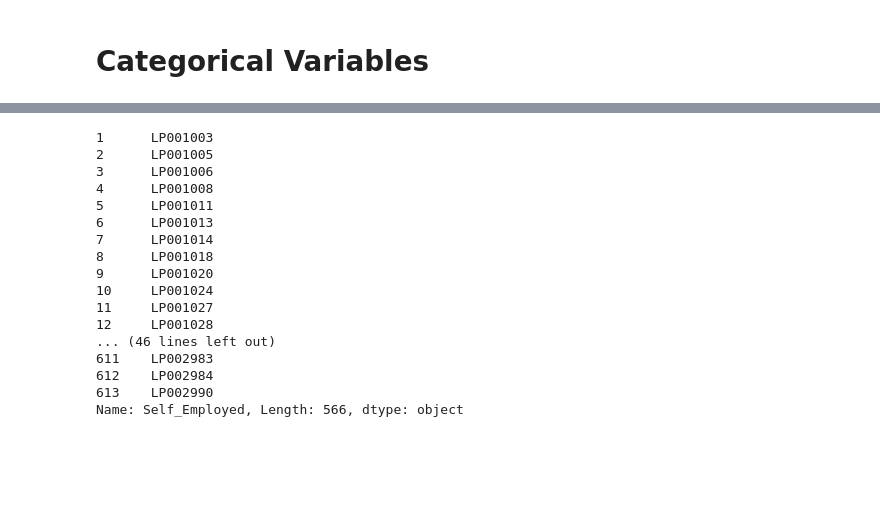
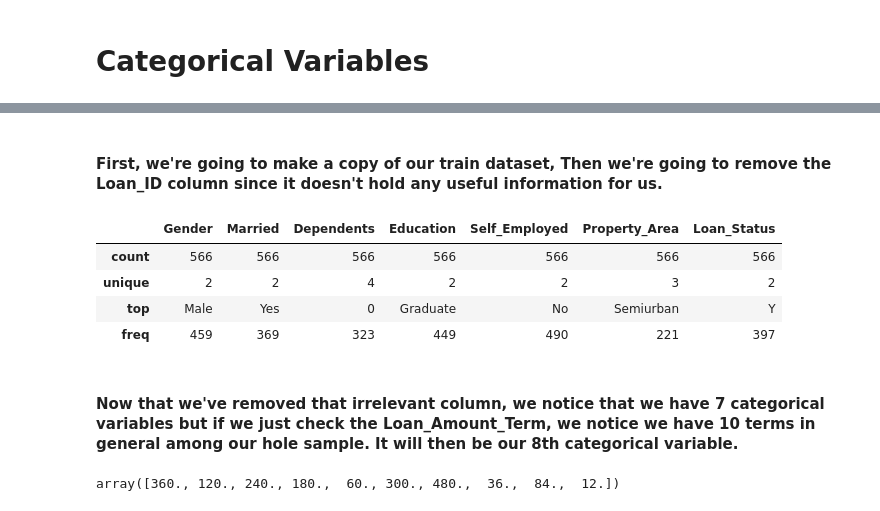
Before and after one commit to AmineHosni/Loan-Prediction-III, a Jupyter notebook: Untitled1.ipynb, the cells around one changed output, grey strips where cells are left out. Cells and saved outputs as stored; diff of their text form; code cells hidden in the pictures; blank space fills up the shorter version.

Commit message:
Variables Encoding

```diff
--- a/Untitled1.ipynb
+++ b/Untitled1.ipynb
@@ -432,21 +433,19 @@ train.select_dtypes(include=['object']).describe()
 | freq | 1 | 459 | 369 | 323 | 449 | 490 | 221 | 397 |
-# %%
-train['Self_Employed']
-# %% [output]
-1      LP001003
-2      LP001005
-3      LP001006
-4      LP001008
-5      LP001011
-6      LP001013
-7      LP001014
-8      LP001018
-9      LP001020
-10     LP001024
-11     LP001027
-12     LP001028
-... (46 lines left out)
-611    LP002983
-612    LP002984
-613    LP002990
-Name: Self_Employed, Length: 566, dtype: object
+# %% [markdown]
+#### First, we're going to make a copy of our train dataset, Then we're going to remove the Loan_ID column since it doesn't hold any useful information for us.
+# %%
+train_copy = train.iloc[:,1:]
+# %%
+train_copy.select_dtypes(include=['object']).describe()
+# %% [output]
+|  | Gender | Married | Dependents | Education | Self_Employed | Property_Area | Loan_Status |
+| count | 566 | 566 | 566 | 566 | 566 | 566 | 566 |
+| unique | 2 | 2 | 4 | 2 | 2 | 3 | 2 |
+| top | Male | Yes | 0 | Graduate | No | Semiurban | Y |
+| freq | 459 | 369 | 323 | 449 | 490 | 221 | 397 |
+# %% [markdown]
+#### Now that we've removed that irrelevant column, we notice that we have 7 categorical variables but if we just check the Loan_Amount_Term, we notice we have 10 terms in general among our hole sample. It will then be our 8th categorical variable.
+# %%
+train_copy['Loan_Amount_Term'].unique()
+# %% [output]
+array([360., 120., 240., 180.,  60., 300., 480.,  36.,  84.,  12.])
```
Also changed, not shown: parts of 21 cells of this notebook.
